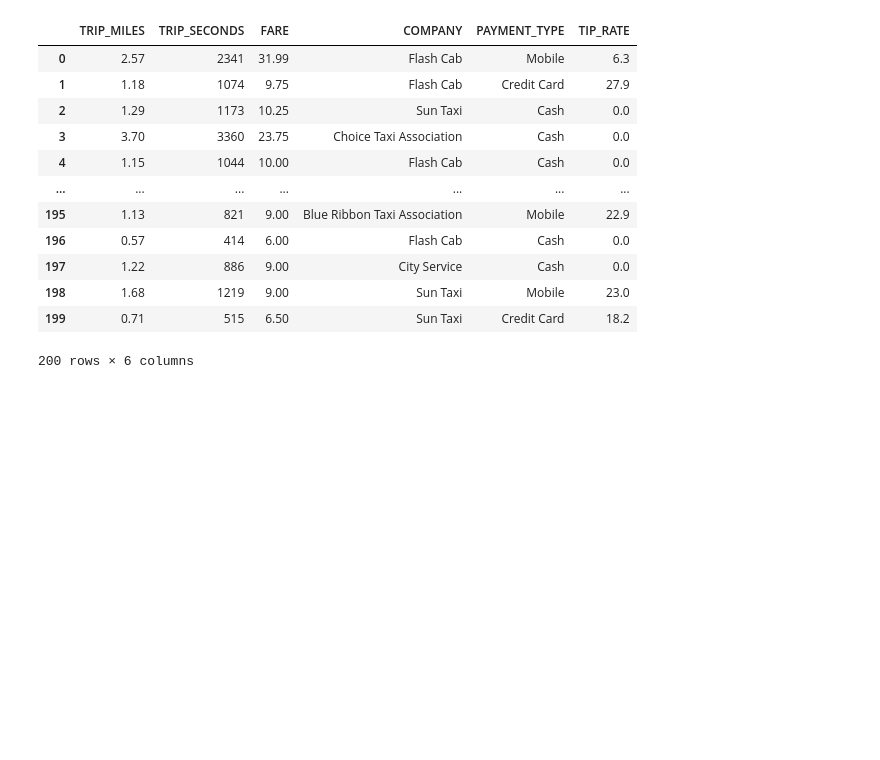
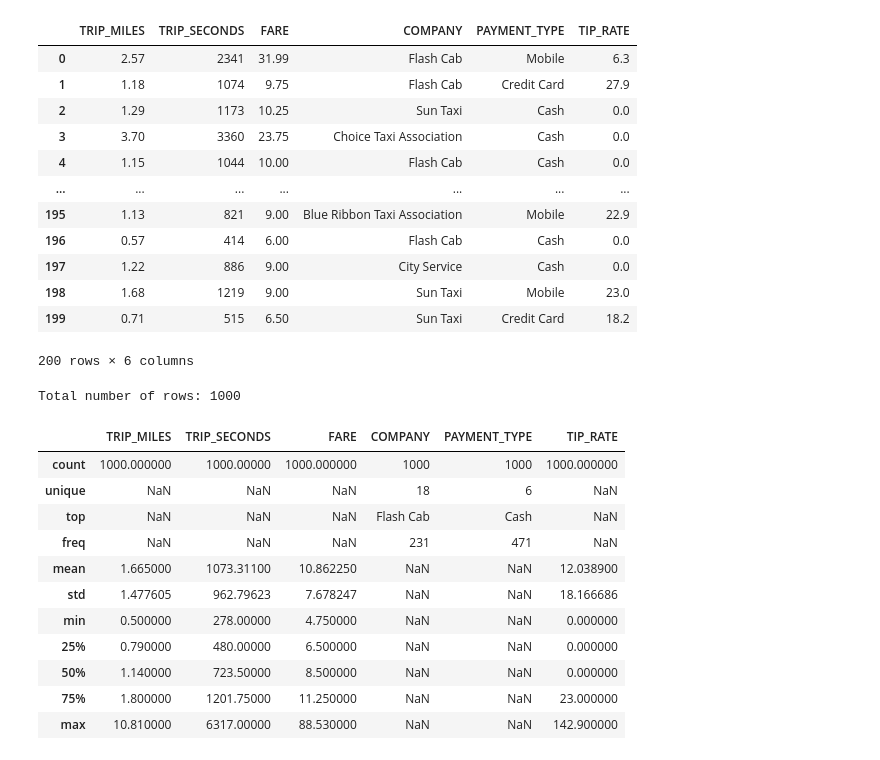
Before and after one commit to larkintuckerllc/linear-regression, a Jupyter notebook: data.ipynb, the cells around one changed output. Cells and saved outputs as stored; diff of their text form; code cells hidden in the pictures; blank space fills up the shorter version.

```diff
--- a/data.ipynb
+++ b/data.ipynb
@@ -36,3 +37,20 @@ Total number of rows: 1000
 | 198 | 1.68 | 1219 | 9.00 | Sun Taxi | Mobile | 23.0 |
 | 199 | 0.71 | 515 | 6.50 | Sun Taxi | Credit Card | 18.2 |
 200 rows × 6 columns
+# %%
+print('Total number of rows: {0}\n\n'.format(len(training_df.index)))
+training_df.describe(include='all')
+# %% [output]
+Total number of rows: 1000
+|  | TRIP_MILES | TRIP_SECONDS | FARE | COMPANY | PAYMENT_TYPE | TIP_RATE |
+| count | 1000.000000 | 1000.00000 | 1000.000000 | 1000 | 1000 | 1000.000000 |
+| unique | NaN | NaN | NaN | 18 | 6 | NaN |
+| top | NaN | NaN | NaN | Flash Cab | Cash | NaN |
+| freq | NaN | NaN | NaN | 231 | 471 | NaN |
+| mean | 1.665000 | 1073.31100 | 10.862250 | NaN | NaN | 12.038900 |
+| std | 1.477605 | 962.79623 | 7.678247 | NaN | NaN | 18.166686 |
+| min | 0.500000 | 278.00000 | 4.750000 | NaN | NaN | 0.000000 |
+| 25% | 0.790000 | 480.00000 | 6.500000 | NaN | NaN | 0.000000 |
+| 50% | 1.140000 | 723.50000 | 8.500000 | NaN | NaN | 0.000000 |
+| 75% | 1.800000 | 1201.75000 | 11.250000 | NaN | NaN | 23.000000 |
+| max | 10.810000 | 6317.00000 | 88.530000 | NaN | NaN | 142.900000 |
```
Also changed, not shown: parts of 3 cells of this notebook, 2 other files.
